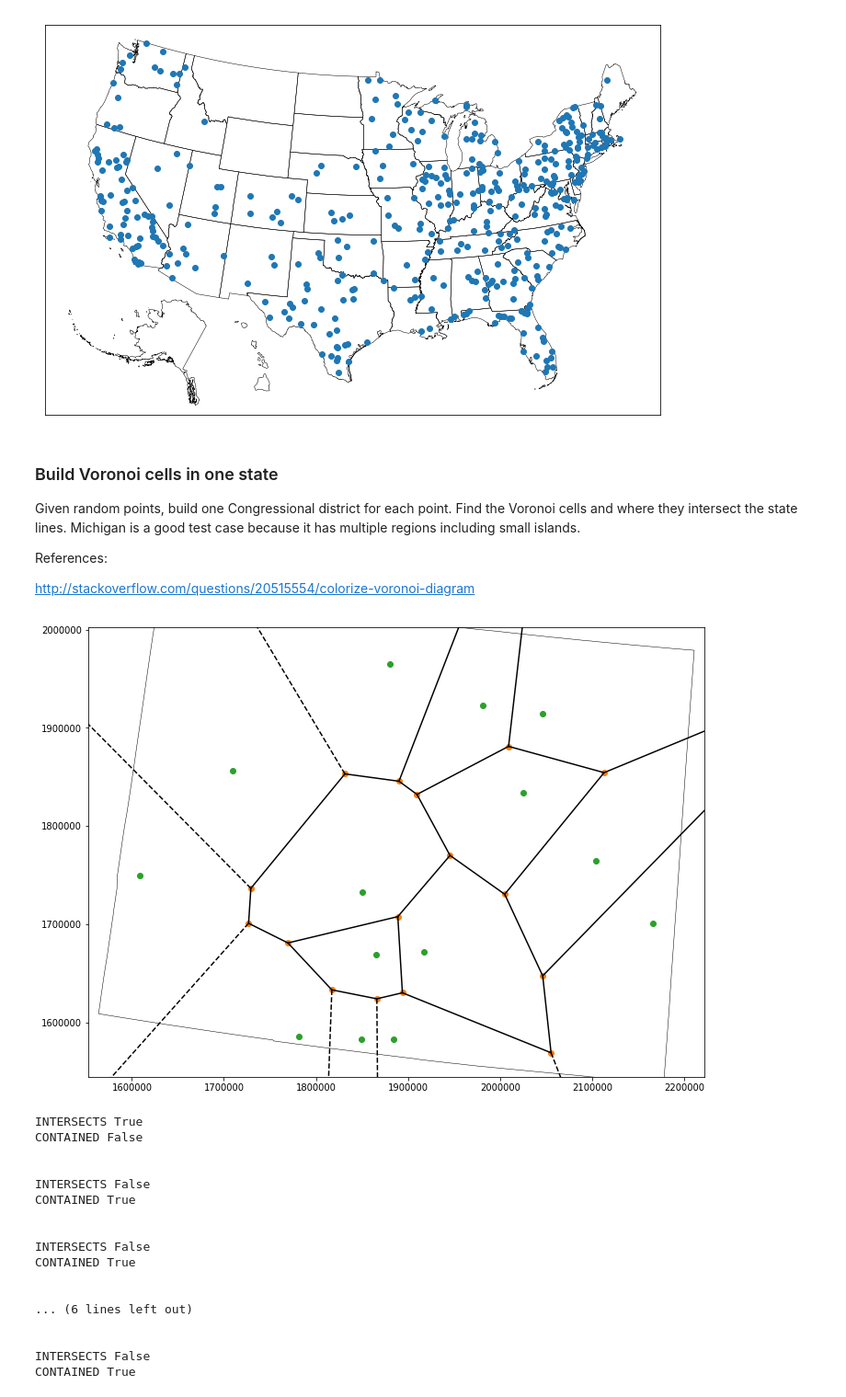
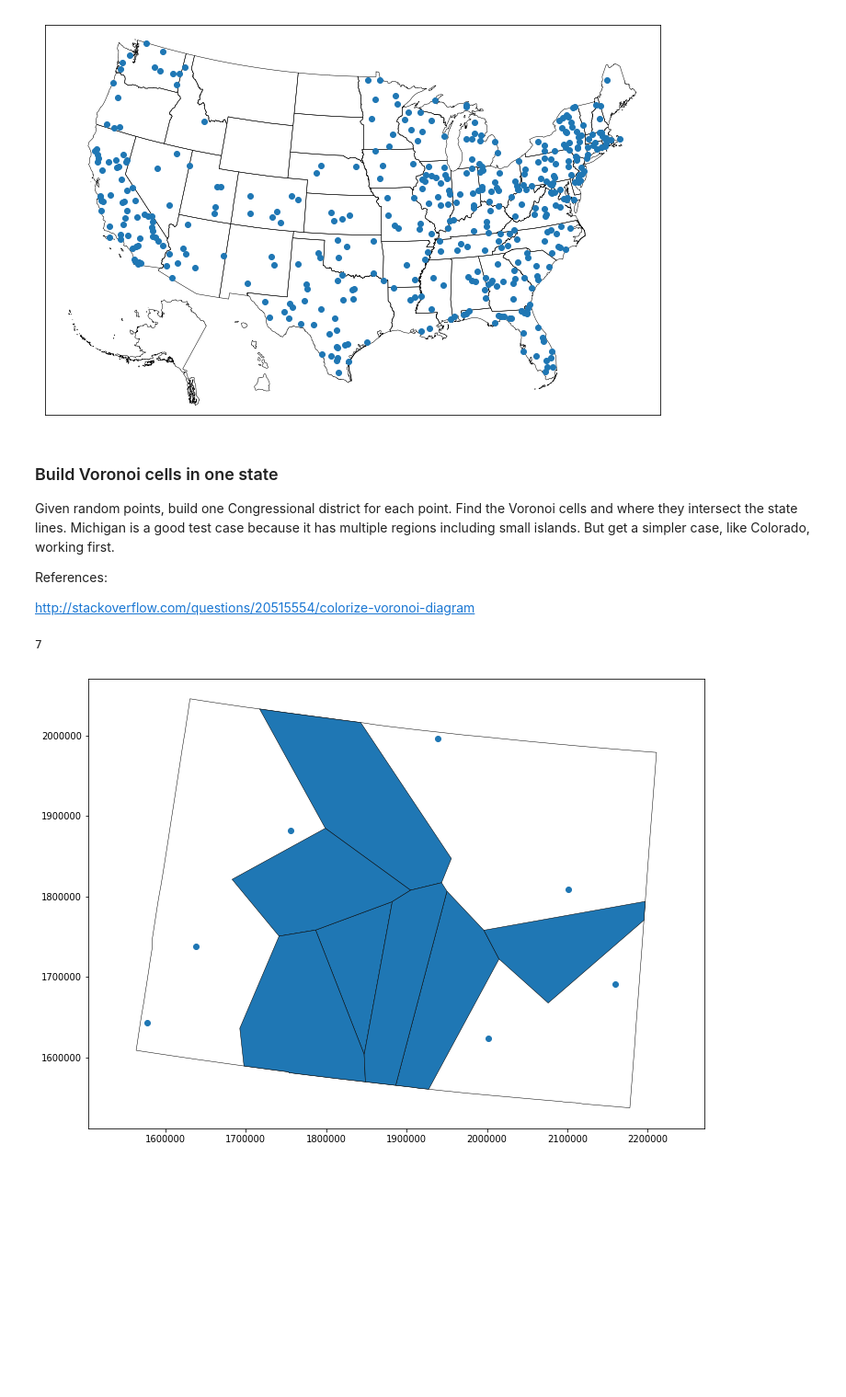
Before and after one commit to valerierose/voronoi_district, a Jupyter notebook: voronoi_district.ipynb, the cells around one changed output. Shown at 92% size. Drawn from its saved outputs; the diff is of its cells as text; code cells hidden in the pictures; blank space fills up the shorter version.

Commit message:
progress on finding intersection of voronoi cells with state lines.

```diff
--- a/voronoi_district.ipynb
+++ b/voronoi_district.ipynb
@@ -240,7 +240,7 @@ plt.show()
 # %% [markdown]
 ### Build Voronoi cells in one state ###
 
-Given random points, build one Congressional district for each point. Find the Voronoi cells and where they intersect the state lines. Michigan is a good test case because it has multiple regions including small islands.
+Given random points, build one Congressional district for each point. Find the Voronoi cells and where they intersect the state lines. Michigan is a good test case because it has multiple regions including small islands. But get a simpler case, like Colorado, working first.
 
 References:
 
@@ -248,42 +248,41 @@ http://stackoverflow.com/questions/20515554/colorize-voronoi-diagram
 # %%
 state_polys = get_state(m, 'Colorado')
 points = state_points(state_polys, 14)
 vor_points = np.array(points).T
 vor = Voronoi(vor_points)
-voronoi_plot_2d(vor)
-# fig, ax = plt.subplots()
+# voronoi_plot_2d(vor)
+# ax = plt.gca()
+fig, ax = plt.subplots()
 plot_state(state_polys, plt.gca())
 ax.axis('equal')
 plt.plot(points[0], points[1], 'o')
-plt.show()
 state_polys = [Polygon(poly) for poly in state_polys]
 
 district_polys = []
 
 # loop over voronoi cells and build up polygons that represent
 # the districts. districts can be many polygons if the state contains
 # many polygons. Colorado doesn't. Make this simple case work first.
 for region in vor.regions:
-    if region and not -1 in region:
-        poly = Polygon([vor.vertices[i] for i in region])
-        print "\n\nINTERSECTS", poly.boundary.intersects(state_polys[0].boundary)
-        print "CONTAINED", state_polys[0].contains(poly)
+    if region and not -1 in region: # skip these cases for now.
+        vertices = [vor.vertices[i] for i in region]
+        poly = Polygon(vertices)
+
+        # if the entire cell is inside the state, that's a district
+        if state_polys[0].contains(poly):
+            district_polys.append(vertices)
+
+        # Otherwise, we need to calculate an intersection
+        else:
+            ixn = poly.intersection(state_polys[0])
+            district_polys.append(ixn.boundary.coords)
+
+for poly in district_polys:
+    district_patch = PolygonPatch(poly, edgecolor='black', linewidth=.5)
+    ax.add_patch(district_patch)
+
+print len(district_polys)
+plt.show()
 # %% [output]
+7
-[figure, old version]
+[figure, new version]
-INTERSECTS True
-CONTAINED False
-
-
-INTERSECTS False
-CONTAINED True
-
-
-INTERSECTS False
-CONTAINED True
-
-
-... (6 lines left out)
-
-
-INTERSECTS False
-CONTAINED True
```
Also changed, not shown: parts of 2 cells of this notebook, 1 other file.
